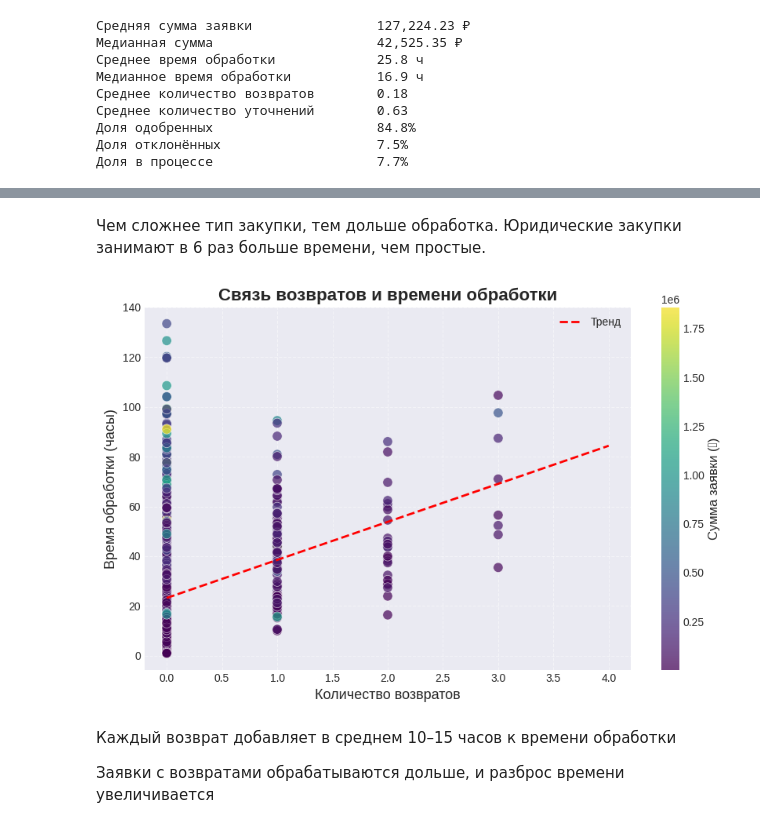
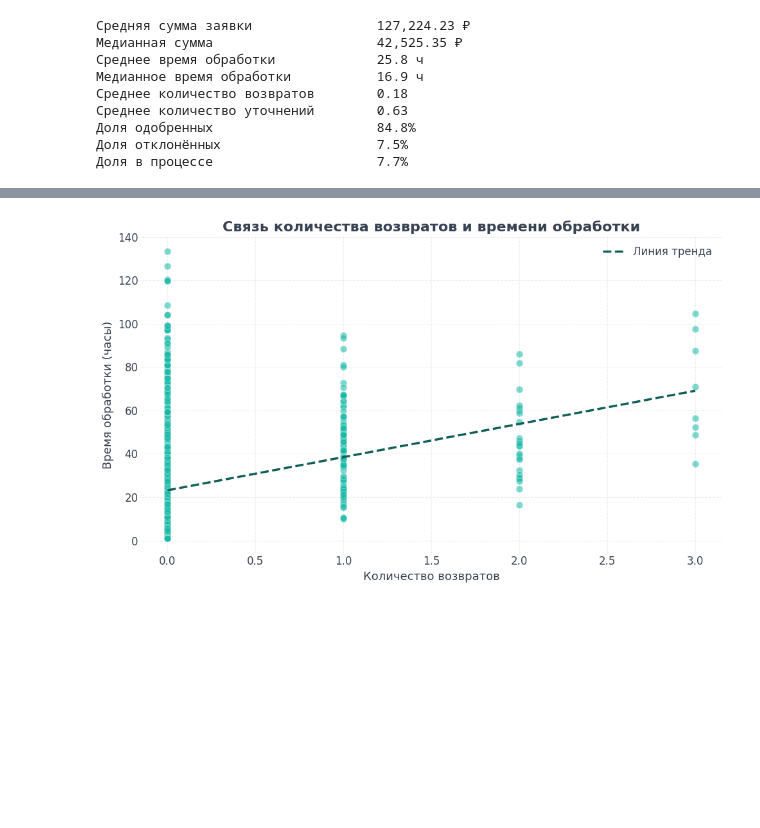
Before and after one commit to Maria27273/procurement-process-analysis, a Jupyter notebook: python/data_analysis.ipynb, the cells around one changed output, grey strips where cells are left out. Drawn from its saved outputs; the diff is of its cells as text; code cells hidden in the pictures; blank space fills up the shorter version.

```diff
--- a/python/data_analysis.ipynb
+++ b/python/data_analysis.ipynb
@@ -6,9 +6,6 @@ import seaborn as sns
 from datetime import datetime
 # %%
 df= pd.read_csv('procurement_requests_5000.csv',parse_dates=['request_date'])
-# %%
-plt.style.use('seaborn-v0_8-darkgrid')
-sns.set_palette("viridis")
 # %%
 print(f'Всего заявок: {len(df):,}')
 print(f'Период: с {df["request_date"].min().date()} по {df["request_date"].max().date()}')
@@ -114,38 +164,68 @@ plt.show()
-# %% [markdown]
-Чем сложнее тип закупки, тем дольше обработка. Юридические закупки занимают в 6 раз больше времени, чем простые.
 # %%
+
 plt.figure(figsize=(10, 6))
-df_sample = df.sample(n=1000, random_state=42)
-scatter = plt.scatter(
+
+df_sample = df.sample(
+    n=min(1000, len(df)),
+    random_state=42
+)
+
+plt.scatter(
     df_sample['return_count'],
     df_sample['total_time_hours'],
-    c=df_sample['amount'],
-    cmap='viridis',
-    alpha=0.7,
-    s=80,
+    color='#14B8A6',
+    alpha=0.55,
+    s=60,
     edgecolors='white',
     linewidth=0.5
 )
-plt.title('Связь возвратов и времени обработки', fontsize=16, fontweight='bold')
-plt.xlabel('Количество возвратов', fontsize=13)
-plt.ylabel('Время обработки (часы)', fontsize=13)
-plt.grid(linestyle='--', alpha=0.5)
-cbar = plt.colorbar(scatter)
-cbar.set_label('Сумма заявки (₽)', fontsize=12)
 
-if len(df_sample) > 1:
-    z = np.polyfit(df_sample['return_count'], df_sample['total_time_hours'], 1)
+plt.title(
+    'Связь количества возвратов и времени обработки',
+    fontsize=16,
+    fontweight='bold'
+)
+
+plt.xlabel('Количество возвратов')
+plt.ylabel('Время обработки (часы)')
+
+plt.grid(
+    linestyle='--',
+    alpha=0.4,
+    color='#D1D5DB'
+)
+
+if df_sample['return_count'].nunique() > 1:
+
+    z = np.polyfit(
+        df_sample['return_count'],
+        df_sample['total_time_hours'],
+        1
+    )
+
     p = np.poly1d(z)
-    x_trend = np.linspace(0, 4, 100)
-    plt.plot(x_trend, p(x_trend), 'r--', linewidth=2, label='Тренд')
+
+    x_trend = np.linspace(
+        df_sample['return_count'].min(),
+        df_sample['return_count'].max(),
+        100
+    )
+
+    plt.plot(
+        x_trend,
+        p(x_trend),
+        '--',
+        color='#115E59',
+        linewidth=2.5,
+        label='Линия тренда'
+    )
+
     plt.legend()
+
+plt.tight_layout()
 plt.show()
 # %% [output]
-[figure, old version]
+[figure, new version]
-# %% [markdown]
-Каждый возврат добавляет в среднем 10–15 часов к времени обработки
-
-Заявки с возвратами обрабатываются дольше, и разброс времени увеличивается
 # %%
 plt.figure(figsize=(12, 6))
 
```
Also changed, not shown: parts of 6 cells of this notebook.
